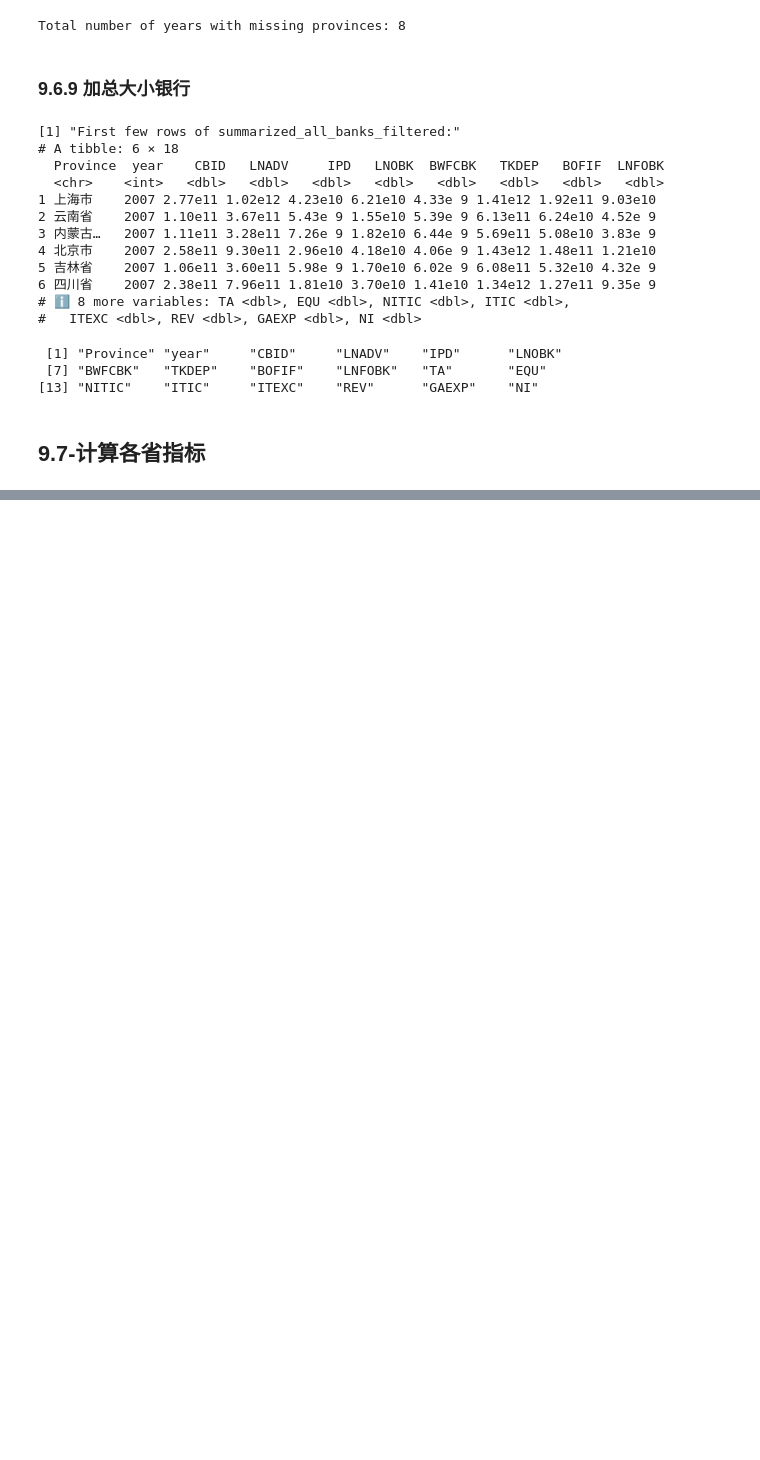
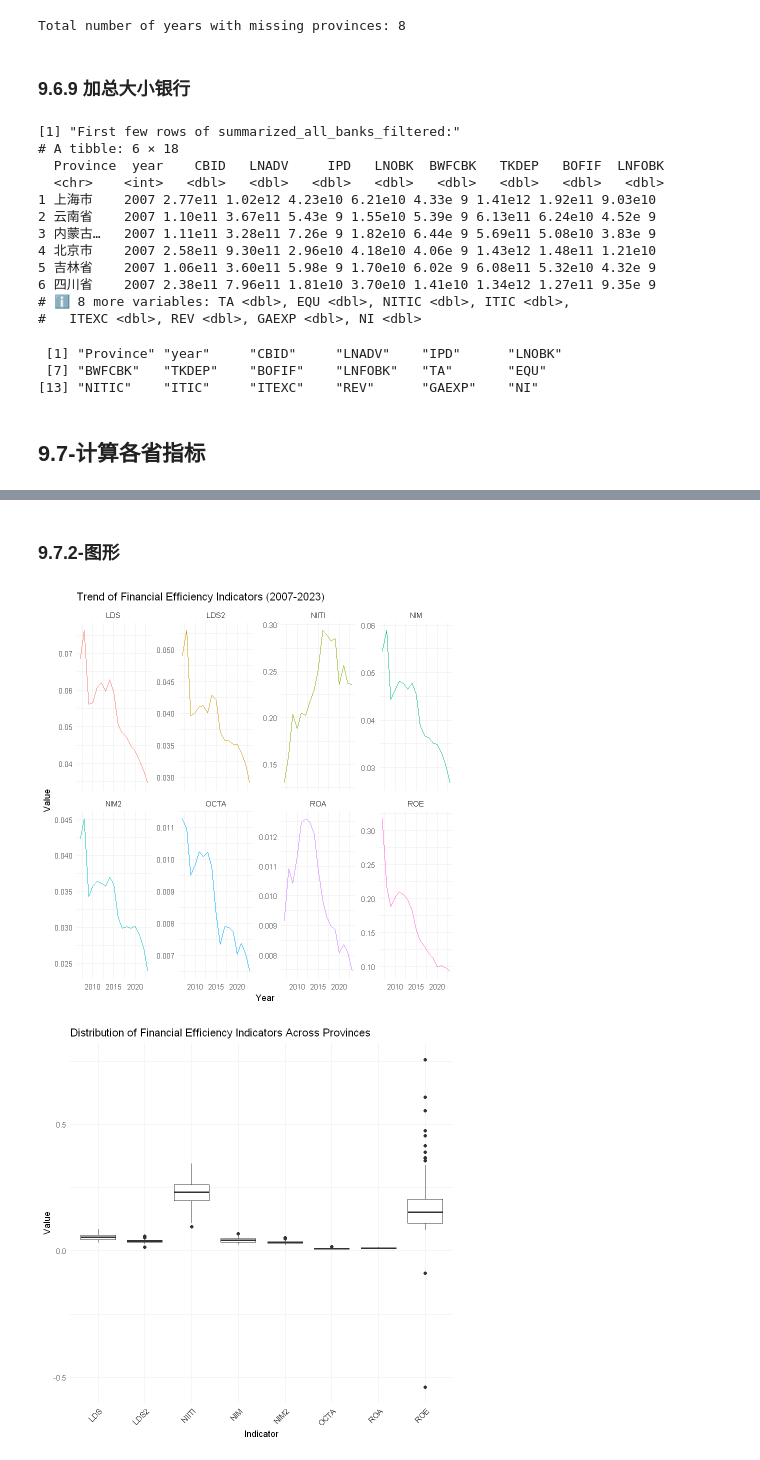
Before and after one commit to guibinwei/myvscode, a Jupyter notebook: 1-R/7-CNRDS.ipynb, the cells around one changed output, grey strips where cells are left out. Cells and saved outputs as stored; diff of their text form; code cells hidden in the pictures; blank space fills up the shorter version.

```diff
--- a/1-R/7-CNRDS.ipynb
+++ b/1-R/7-CNRDS.ipynb
@@ -2727,0 +2758,3 @@ calc_avg_with_na_handling <- function(x) {
+# %%
+# Define the new vector for the eight new indicators
+new_indicators <- c("NIM", "NIM2", "LDS", "LDS2", "NIITI", "OCTA", "ROA", "ROE")
@@ -2727,0 +2781,73 @@ calc_avg_with_na_handling <- function(x) {
+# %% [markdown]
+### 9.7.2-图形
+# %%
+# 1. Overall trend of indicators over time
+trend_plot <- summarized_all_banks_indicators %>%
+  group_by(year) %>%
+  summarise(across(all_of(new_indicators), \(x) mean(x, na.rm = TRUE))) %>%
+  pivot_longer(cols = all_of(new_indicators), names_to = "Indicator", values_to = "Value") %>%
+  ggplot(aes(x = year, y = Value, color = Indicator)) +
+  geom_line() +
+  facet_wrap(~Indicator, scales = "free_y", nrow = 2) +
+  theme_minimal() +
+  labs(title = "Trend of Financial Efficiency Indicators (2007-2023)",
+       x = "Year", y = "Value") +
+  theme(legend.position = "none")
+
+# 2. Boxplot of indicators distribution across provinces
+boxplot <- summarized_all_banks_indicators %>%
+  pivot_longer(cols = all_of(new_indicators), names_to = "Indicator", values_to = "Value") %>%
+  ggplot(aes(x = Indicator, y = Value)) +
+  geom_boxplot() +
+  theme_minimal() +
+  labs(title = "Distribution of Financial Efficiency Indicators Across Provinces",
+       x = "Indicator", y = "Value") +
+  theme(axis.text.x = element_text(angle = 45, hjust = 1))
+
+# 3. Heatmap of average indicators by province
+heatmap_data <- summarized_all_banks_indicators %>%
+  group_by(Province) %>%
+  summarise(across(all_of(new_indicators), \(x) mean(x, na.rm = TRUE))) %>%
+  pivot_longer(cols = all_of(new_indicators), names_to = "Indicator", values_to = "Value")
+
+heatmap <- ggplot(heatmap_data, aes(x = Indicator, y = Province, fill = Value)) +
+  geom_tile() +
+  scale_fill_viridis_c() +
+  theme_minimal() +
+  labs(title = "Average Financial Efficiency Indicators by Province",
+       x = "Indicator", y = "Province") +
+  theme(axis.text.x = element_text(angle = 45, hjust = 1))
+
+# 4. Summary statistics table
+summary_stats <- summarized_all_banks_indicators %>%
+  summarise(across(all_of(new_indicators),
+                   list(mean = \(x) mean(x, na.rm = TRUE),
+                        sd = \(x) sd(x, na.rm = TRUE),
+                        min = \(x) min(x, na.rm = TRUE),
+                        max = \(x) max(x, na.rm = TRUE))))
+
+# 5. Top 5 provinces for each indicator
+top_provinces <- summarized_all_banks_indicators %>%
+  group_by(Province) %>%
+  summarise(across(all_of(new_indicators), \(x) mean(x, na.rm = TRUE))) %>%
+  pivot_longer(cols = all_of(new_indicators), names_to = "Indicator", values_to = "Value") %>%
+  group_by(Indicator) %>%
+  top_n(5, Value) %>%
+  arrange(Indicator, desc(Value))
+
+# Display results
+print(trend_plot)
+print(boxplot)
+print(heatmap)
+print("Summary Statistics:")
+print(summary_stats)
+print("Top 5 Provinces for Each Indicator:")
+print(top_provinces)
+
+# Combine plots
+combined_plot <- trend_plot + boxplot + heatmap +
+  plot_layout(ncol = 1, heights = c(2, 1, 2))
+print(combined_plot)
+# %% [output]
+[figure, added]
+[figure, added]
```
Also changed, not shown: parts of 6 cells of this notebook, 2 other files.
